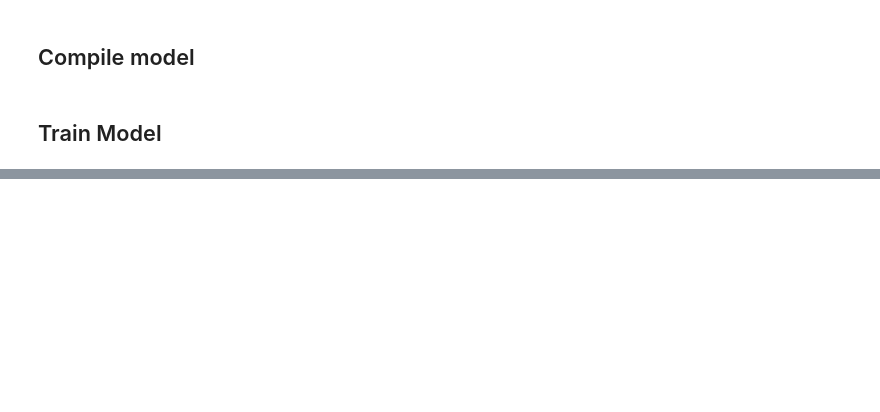
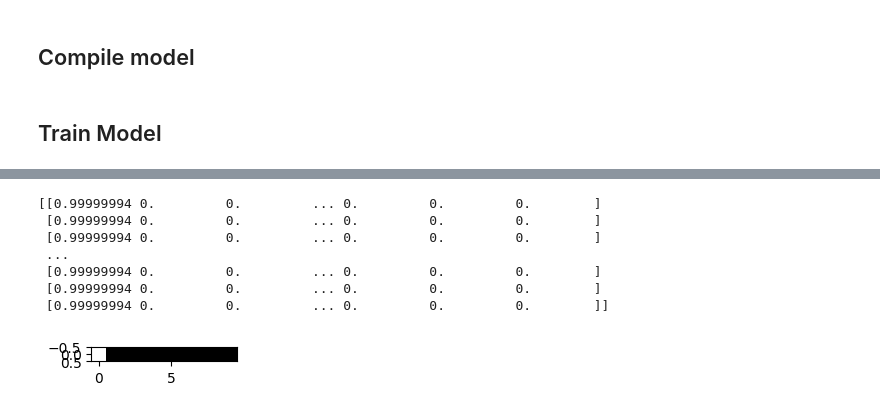
Before and after one commit to AlgorithmsAroundYou/PredictiveAINoteBooks, a Jupyter notebook: tensorflow_keras.ipynb, the cells around one changed output, grey strips where cells are left out. Saved outputs shown, nothing was run; the diff lists cells and outputs as text; code cells hidden in the pictures; blank space fills up the shorter version.

```diff
--- a/tensorflow_keras.ipynb
+++ b/tensorflow_keras.ipynb
@@ -170,5 +232,14 @@ plt.show()
 # %%
 print(predictions)
 plt.subplot(330 + 1)
-plt.imshow(predictions, cmap=plt.get_cmap('gray'))
+plt.imshow([predictions[0]], cmap=plt.get_cmap('gray'))
 plt.show()
+# %% [output]
+[[0.99999994 0.         0.         ... 0.         0.         0.        ]
+ [0.99999994 0.         0.         ... 0.         0.         0.        ]
+ [0.99999994 0.         0.         ... 0.         0.         0.        ]
+ ...
+ [0.99999994 0.         0.         ... 0.         0.         0.        ]
+ [0.99999994 0.         0.         ... 0.         0.         0.        ]
+ [0.99999994 0.         0.         ... 0.         0.         0.        ]]
+[figure, added]
```
Also changed, not shown: parts of 15 cells of this notebook.
